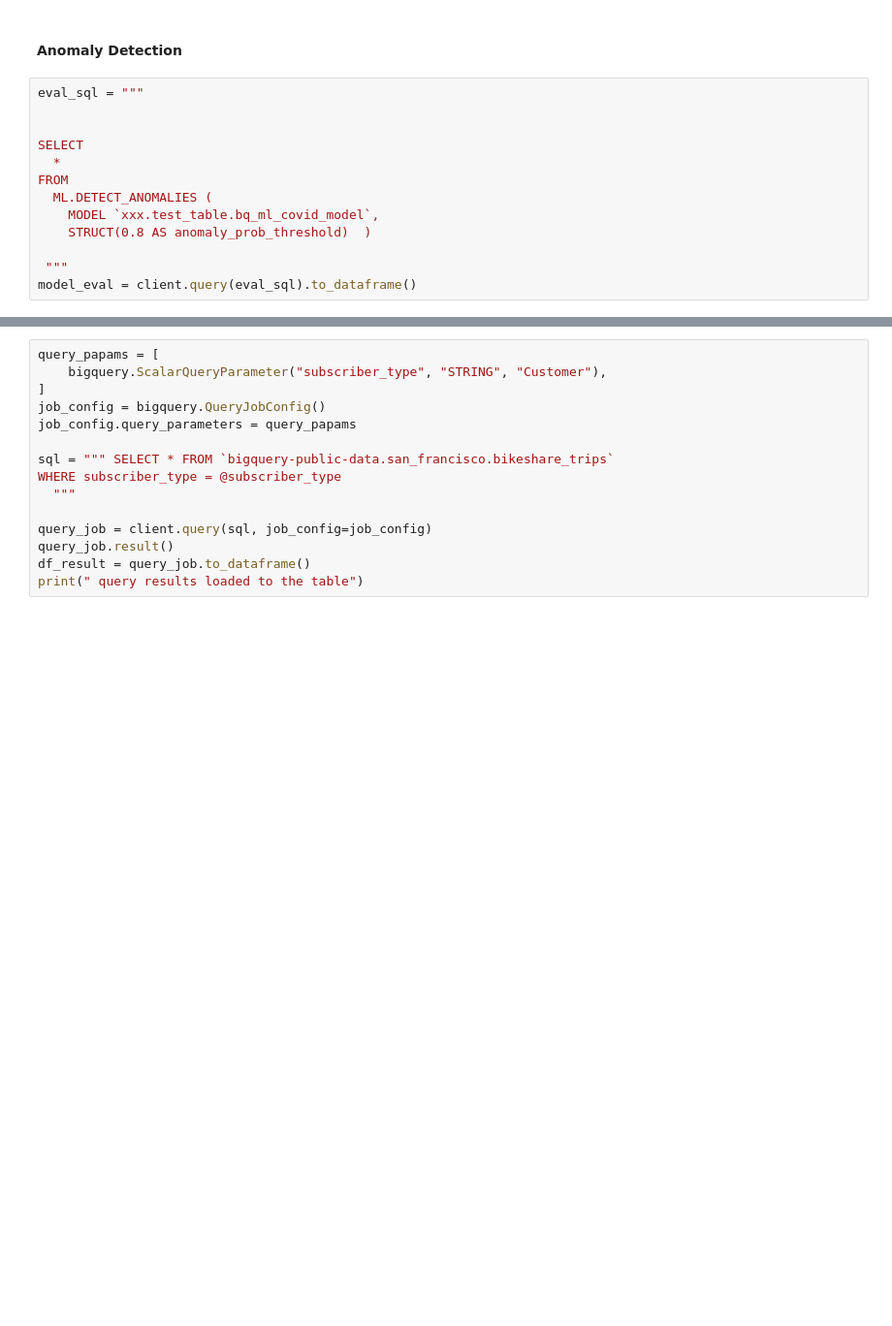
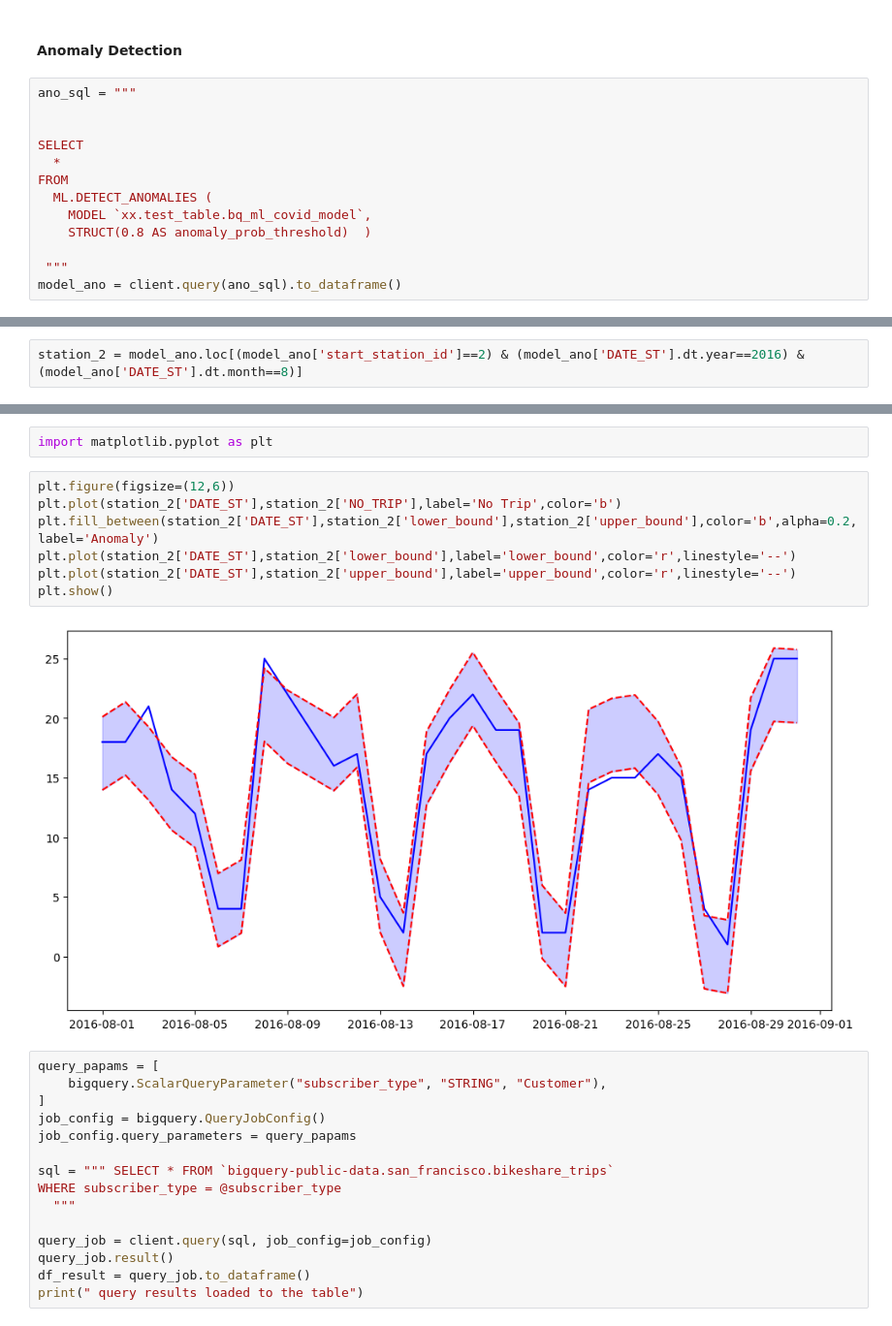
Before and after one commit to maheshpeiris0/ARIMA_ML_Models, a Jupyter notebook: BigQuery_ML/BigQuery_ARIMA.ipynb, the cells around one changed output, grey strips where cells are left out. Shown at 97% size. Drawn from its saved outputs; the diff is of its cells as text; blank space fills up the shorter version.

```diff
--- a/BigQuery_ML/BigQuery_ARIMA.ipynb
+++ b/BigQuery_ML/BigQuery_ARIMA.ipynb
@@ -162,16 +179,16 @@ Indicates whether the model accounts for step changes or level shifts in the tim
 # %% [markdown]
 #### Anomaly Detection
 # %%
-eval_sql = """
+ano_sql = """
 
 
 SELECT
   *
 FROM
   ML.DETECT_ANOMALIES (
-    MODEL `xxx.test_table.bq_ml_covid_model`,
+    MODEL `xx.test_table.bq_ml_covid_model`,
     STRUCT(0.8 AS anomaly_prob_threshold)  )
 
  """
-model_eval = client.query(eval_sql).to_dataframe()
+model_ano = client.query(ano_sql).to_dataframe()
 # %%
@@ -205,0 +242,2 @@ Name: count, Length: 74, dtype: Int64
+# %%
+station_2 = model_ano.loc[(model_ano['start_station_id']==2) & (model_ano['DATE_ST'].dt.year==2016) & (model_ano['DATE_ST'].dt.month==8)]
@@ -206,3 +264,14 @@ Name: count, Length: 74, dtype: Int64
+# %%
+import matplotlib.pyplot as plt
+# %%
+plt.figure(figsize=(12,6))
+plt.plot(station_2['DATE_ST'],station_2['NO_TRIP'],label='No Trip',color='b')
+plt.fill_between(station_2['DATE_ST'],station_2['lower_bound'],station_2['upper_bound'],color='b',alpha=0.2,label='Anomaly')
+plt.plot(station_2['DATE_ST'],station_2['lower_bound'],label='lower_bound',color='r',linestyle='--')
+plt.plot(station_2['DATE_ST'],station_2['upper_bound'],label='upper_bound',color='r',linestyle='--')
+plt.show()
+# %% [output]
+[figure, added]
 # %%
 query_papams = [
     bigquery.ScalarQueryParameter("subscriber_type", "STRING", "Customer"),
```
Also changed, not shown: parts of 10 cells of this notebook.
